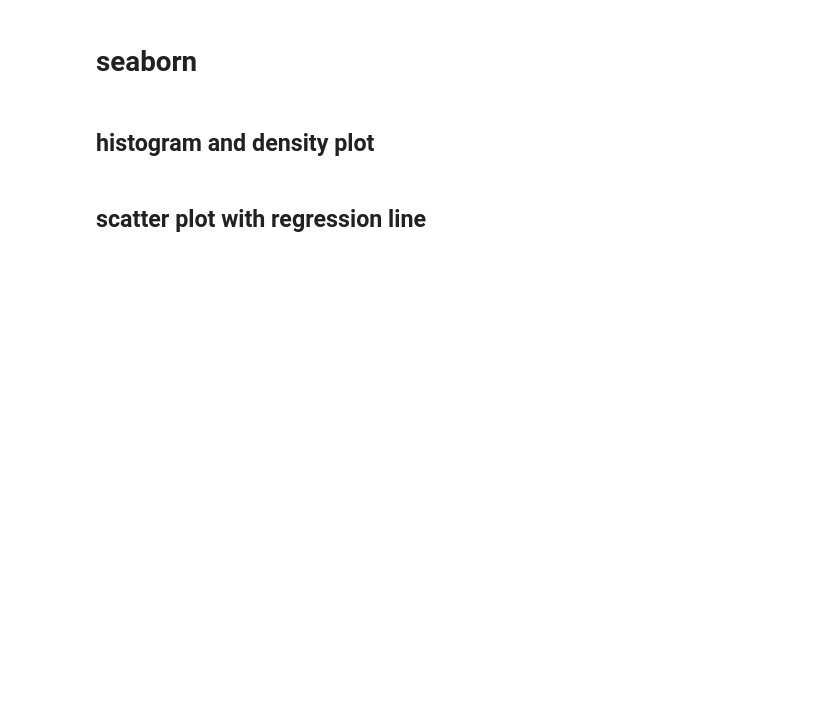
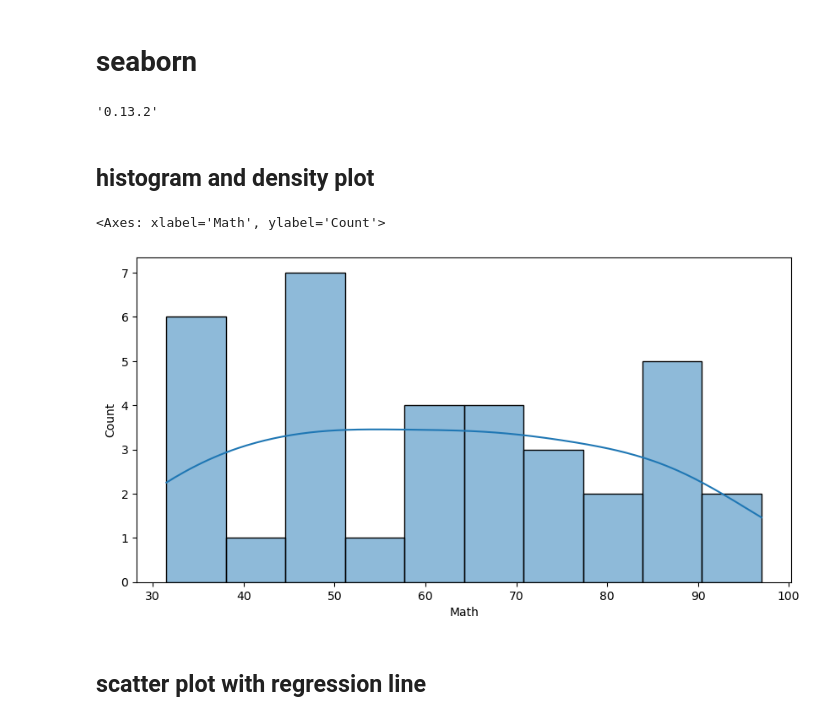
Before and after one commit to STAT2255/2024, a Jupyter notebook: notes/note11_Visualization.ipynb, the cells around one changed output. Saved outputs shown, nothing was run; the diff lists cells and outputs as text; code cells hidden in the pictures; blank space fills up the shorter version.

```diff
--- a/notes/note11_Visualization.ipynb
+++ b/notes/note11_Visualization.ipynb
@@ -332,13 +346,19 @@ df.plot.scatter(x="Weight", y="Height", figsize=(10,8))
 # seaborn
 # %%
 import seaborn as sns
+sns.__version__
+# %% [output]
+'0.13.2'
 # %% [markdown]
 ## histogram and density plot
 # %%
 #help(sns.histplot)
 # %%
-plt.figure(figsize = (10, 8))
+plt.figure(figsize = (10, 5))
 sns.histplot(df['Math'], bins=10, kde = True) # kde stands for kernel density estimate line
+# %% [output]
+<Axes: xlabel='Math', ylabel='Count'>
+[figure, added]
 # %% [markdown]
 ## scatter plot with regression line
 # %%
```
Also changed, not shown: parts of 12 cells of this notebook, 1 other file.
